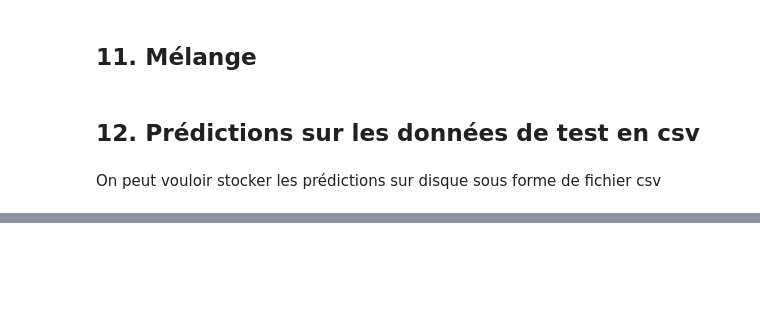
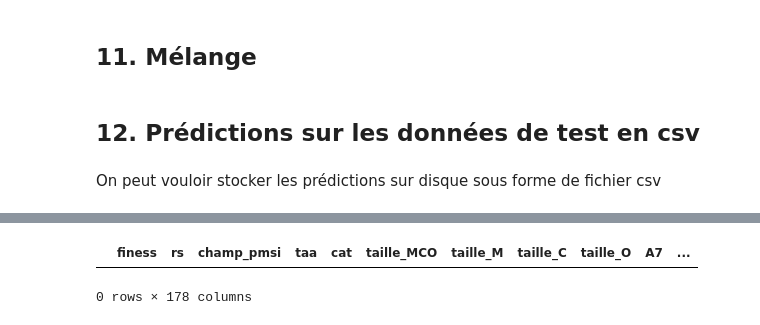
Before and after one commit to jeanmalo/Challenge-ML, a Jupyter notebook: Challenge X WS.ipynb, the cells around one changed output, grey strips where cells are left out. Saved outputs shown, nothing was run; the diff lists cells and outputs as text; code cells hidden in the pictures; blank space fills up the shorter version.

```diff
--- a/Challenge X WS.ipynb
+++ b/Challenge X WS.ipynb
@@ -548,0 +511,6 @@ np.savetxt('preds.csv', preds, delimiter =',')
+# %%
+more_information = pd.DataFrame(columns = (list(train08[1:])))
+more_information
+# %% [output]
+|  | finess | rs | champ_pmsi | taa | cat | taille_MCO | taille_M | taille_C | taille_O | A7 | ... |
+0 rows × 178 columns
```
Also changed, not shown: parts of 59 cells of this notebook, 1 other file.
